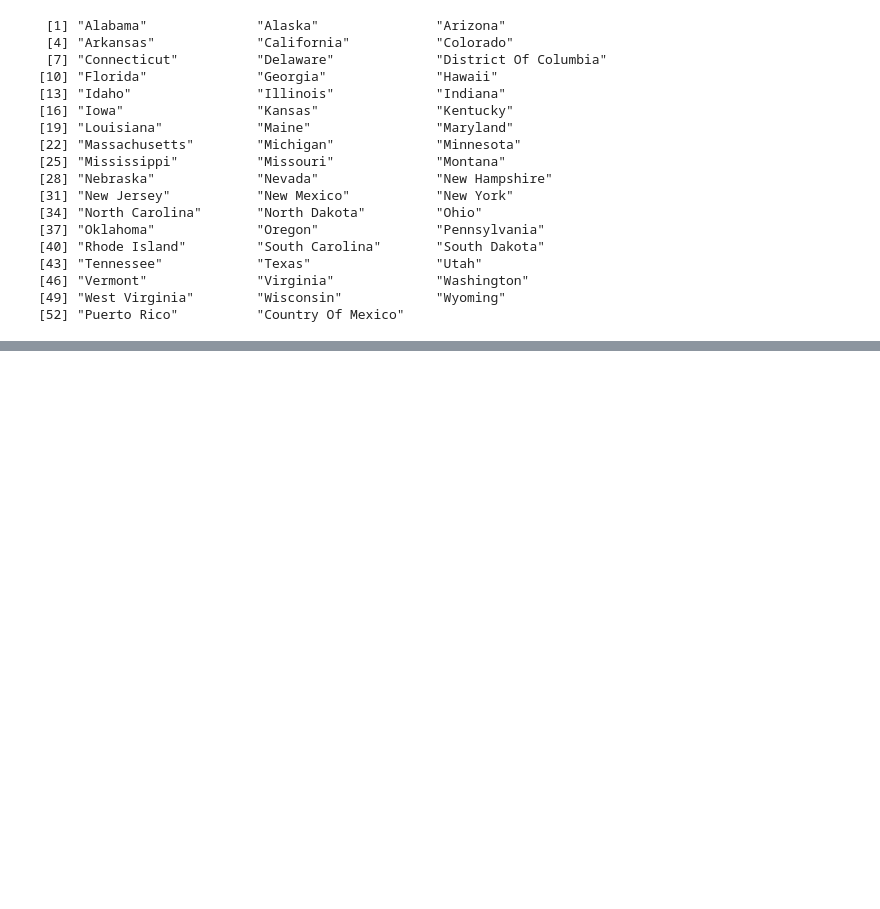
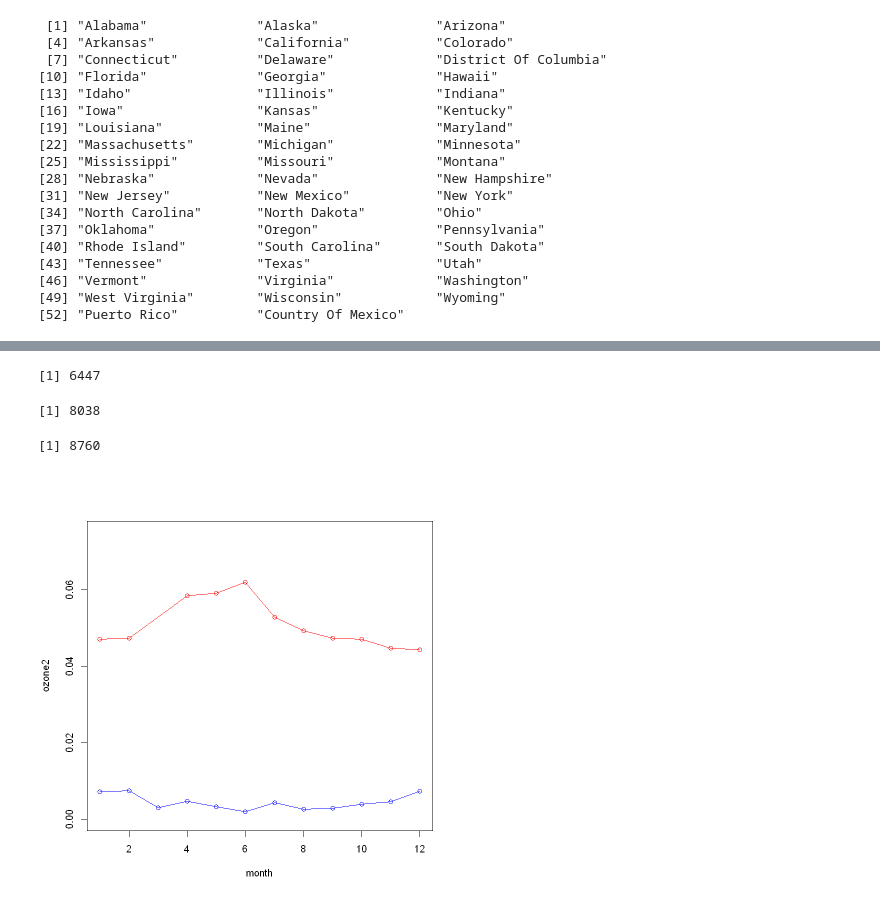
Before and after one commit to PaulMayfield/Peng-Exploratory-Data-Analysis-in-R, a Jupyter notebook: Peng Chapter 4 EDA Checklist.ipynb, the cells around one changed output, grey strips where cells are left out. Saved outputs shown, nothing was run; the diff lists cells and outputs as text; code cells hidden in the pictures; blank space fills up the shorter version.

```diff
--- a/Peng Chapter 4 EDA Checklist.ipynb
+++ b/Peng Chapter 4 EDA Checklist.ipynb
@@ -169,0 +259,32 @@ unique(ozone$State.Name)
+# %%
+# NEED TO CHANGE FIELD TO A DATE FIELD for the steps after this
+ozone <- mutate(ozone, Date.Local = as.Date(Date.Local))
+# %%
+# good idea to check into the records/observations that go into the result, for example...
+worstcounty <-filter(ozone, State.Name == 'Colorado' & County.Name == 'Clear Creek')
+nrow(worstcounty)
+
+bestcounty <-filter(ozone, State.Name == 'Puerto Rico' & County.Name == 'Catano')
+nrow(bestcounty)
+
+# hourly observations, there should be
+365 * 24
+
+# So, let's check it by month
+mutate(worstcounty, month = format(Date.Local,'%m')) %>%
+group_by(month) %>%
+summarize(ozone2 = mean(Sample.Measurement)) %>%
+plot(type='o', col='red', ylim=c(0,0.075))
+
+# add another line for the best county
+mutate(bestcounty, month = format(Date.Local,'%m')) %>%
+group_by(month) %>%
+summarize(ozone2 = mean(Sample.Measurement)) %>%
+lines(type='o', col='blue')
+
+# You can see that the Worst county is missing March data
+# %% [output]
+[1] 6447
+[1] 8038
+[1] 8760
+[figure, added]
```
Also changed, not shown: parts of 11 cells of this notebook.
